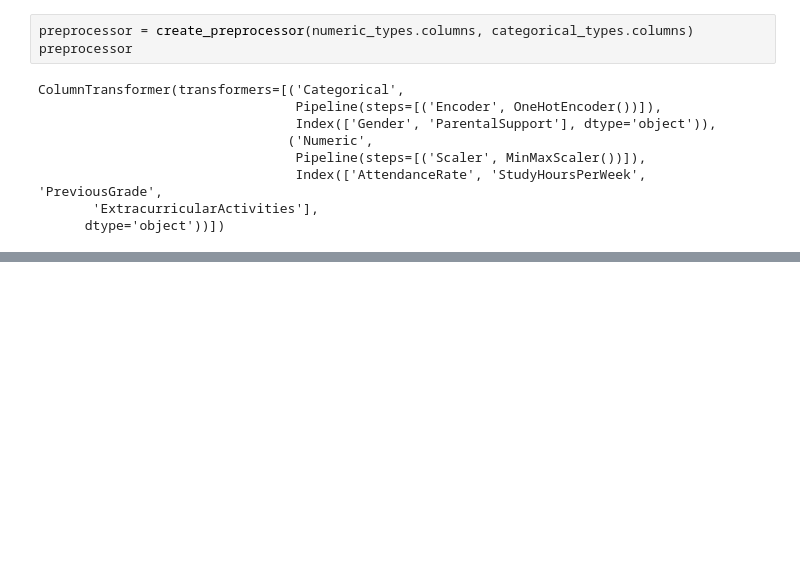
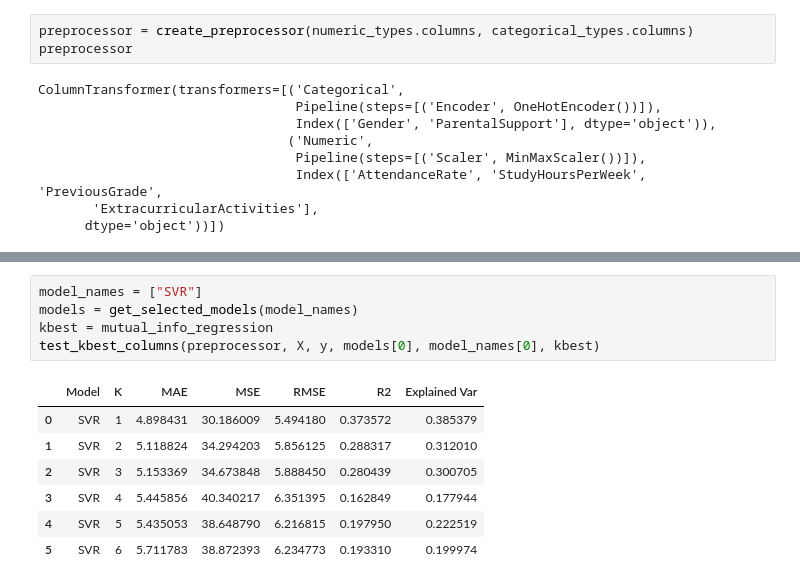
Before and after one commit to MaukanMir/Student-Performance-Predictions, a Jupyter notebook: training.ipynb, the cells around one changed output, grey strips where cells are left out. Cells and saved outputs as stored; diff of their text form; blank space fills up the shorter version.

```diff
--- a/training.ipynb
+++ b/training.ipynb
@@ -200,0 +370,13 @@ ColumnTransformer(transformers=[('Categorical',
+# %%
+model_names = ["SVR"]
+models = get_selected_models(model_names)
+kbest = mutual_info_regression
+test_kbest_columns(preprocessor, X, y, models[0], model_names[0], kbest)
+# %% [output]
+|  | Model | K | MAE | MSE | RMSE | R2 | Explained Var |
+| 0 | SVR | 1 | 4.898431 | 30.186009 | 5.494180 | 0.373572 | 0.385379 |
+| 1 | SVR | 2 | 5.118824 | 34.294203 | 5.856125 | 0.288317 | 0.312010 |
+| 2 | SVR | 3 | 5.153369 | 34.673848 | 5.888450 | 0.280439 | 0.300705 |
+| 3 | SVR | 4 | 5.445856 | 40.340217 | 6.351395 | 0.162849 | 0.177944 |
+| 4 | SVR | 5 | 5.435053 | 38.648790 | 6.216815 | 0.197950 | 0.222519 |
+| 5 | SVR | 6 | 5.711783 | 38.872393 | 6.234773 | 0.193310 | 0.199974 |
```
Also changed, not shown: parts of 12 cells of this notebook.
